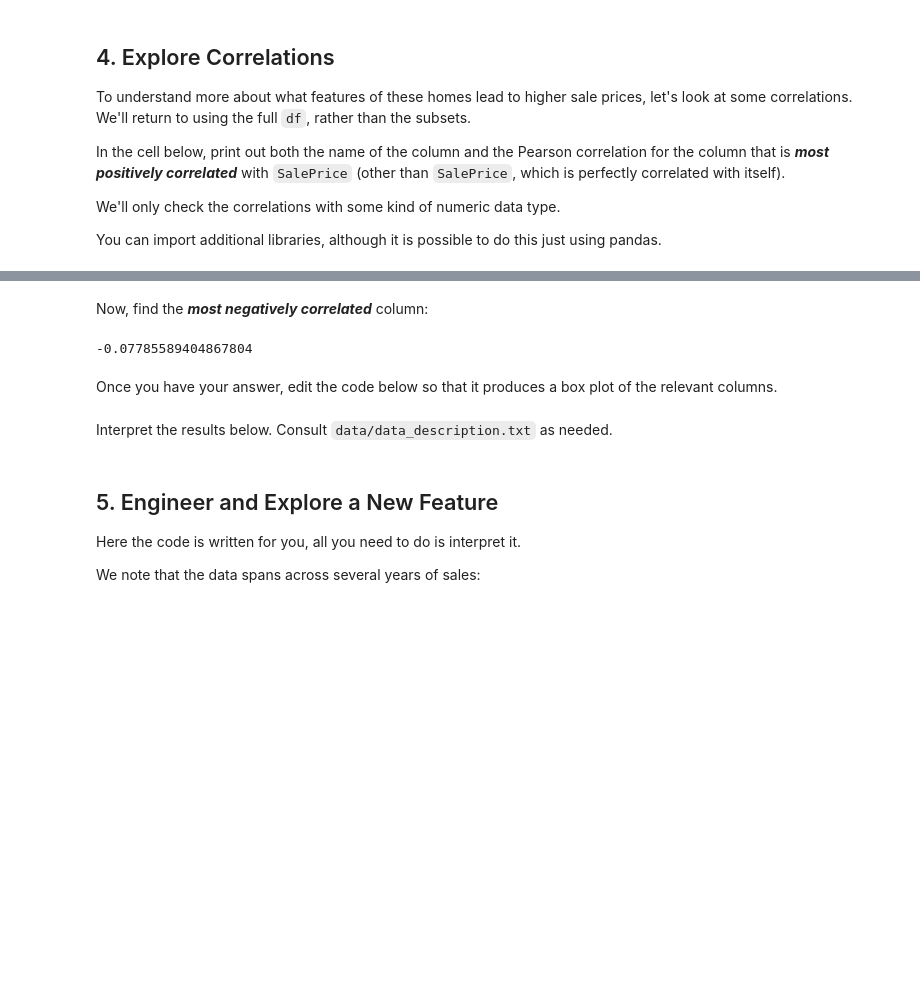
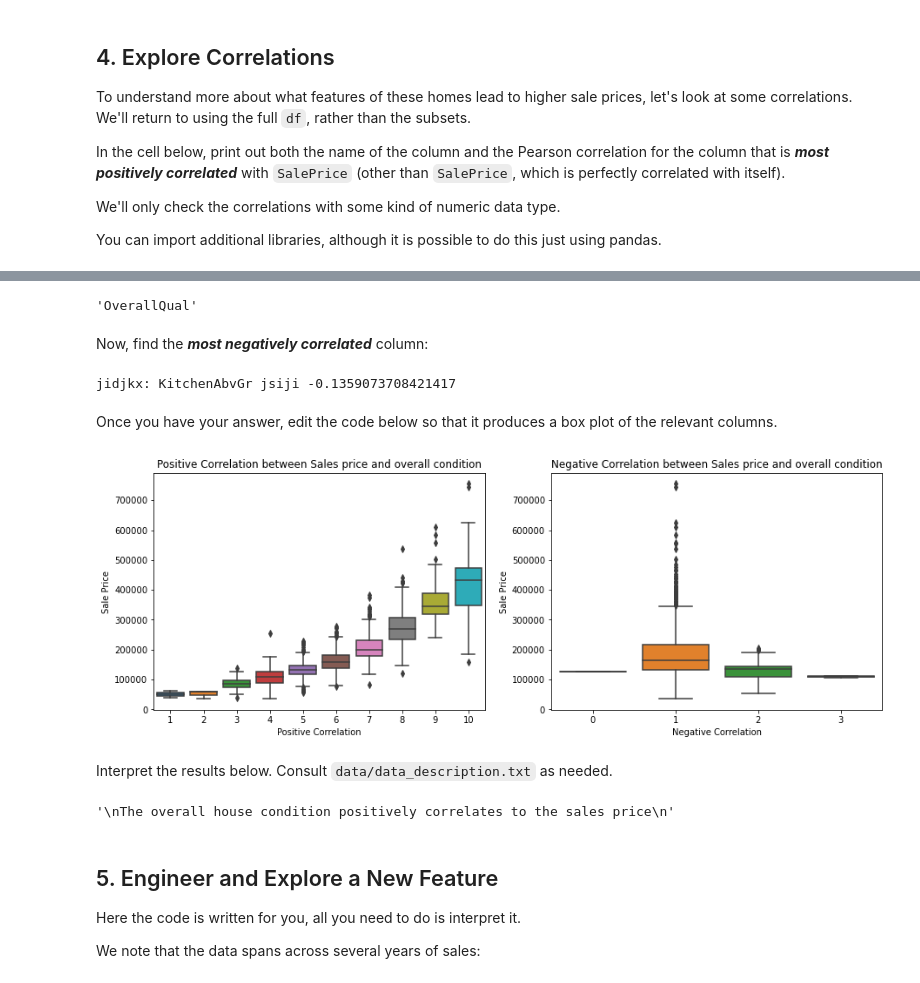
Before and after one commit to Nmwangu2/dsc-pandas-eda-lab, a Jupyter notebook: index.ipynb, the cells around one changed output, grey strips where cells are left out. Drawn from its saved outputs; the diff is of its cells as text; code cells hidden in the pictures; blank space fills up the shorter version.

```diff
--- a/index.ipynb
+++ b/index.ipynb
@@ -366,46 +361,63 @@ df['SalePrice'].corr(df['OverallCond'])
+# %%
+# Your code here
+correlation_matrix = df.corr()
+most_pos_corr_col = correlation_matrix['SalePrice'].drop('SalePrice').idxmax()
+most_pos_corr_value = correlation_matrix['SalePrice'].drop('SalePrice').max()
+
+most_pos_corr_col
+# %% [output]
+'OverallQual'
 # %% [markdown]
 Now, find the ***most negatively correlated*** column:
-# %%
-# Your code here
-df['SalePrice'].corr(df['OverallCond'])
-# %% [output]
--0.07785589404867804
+# %%
+# Your code here
+correlation_matrix = df.corr()
+most_neg_corr_col = correlation_matrix['SalePrice'].drop('SalePrice').idxmin()
+most_neg_corr_value = correlation_matrix['SalePrice'].drop('SalePrice').min()
+most_neg_corr_col
+print(f"jidjkx: {most_neg_corr_col} jsiji {most_neg_corr_value}")
+# %% [output]
+jidjkx: KitchenAbvGr jsiji -0.1359073708421417
 # %% [markdown]
 Once you have your answer, edit the code below so that it produces a box plot of the relevant columns.
 # %%
 # Replace None with appropriate code
 
 import seaborn as sns
 
 fig, (ax1, ax2) = plt.subplots(ncols=2, figsize=(15,5))
 
 # Plot distribution of column with highest correlation
 sns.boxplot(
-    x=None,
+    x= df[most_pos_corr_col],
     y=df["SalePrice"],
     ax=ax1
 )
 # Plot distribution of column with most negative correlation
 sns.boxplot(
-    x=None,
+    x= df[most_neg_corr_col],
     y=df["SalePrice"],
     ax=ax2
 )
 
 # Customize labels
-ax1.set_title(None)
-ax1.set_xlabel(None)
+ax1.set_title("Positive Correlation between Sales price and overall condition")
+ax1.set_xlabel("Positive Correlation")
 ax1.set_ylabel("Sale Price")
-ax2.set_title(None)
-ax2.set_xlabel(None)
+ax2.set_title("Negative Correlation between Sales price and overall condition")
+ax2.set_xlabel("Negative Correlation")
 ax2.set_ylabel("Sale Price");
+# %% [output]
+[figure, added]
 # %% [markdown]
 Interpret the results below. Consult `data/data_description.txt` as needed.
 # %%
 # Replace None with appropriate text
 """
-None
+The overall house condition positively correlates to the sales price
 """
+# %% [output]
+'\nThe overall house condition positively correlates to the sales price\n'
 # %% [markdown]
 ## 5. Engineer and Explore a New Feature
 
```
Also changed, not shown: parts of 1 cell of this notebook.
